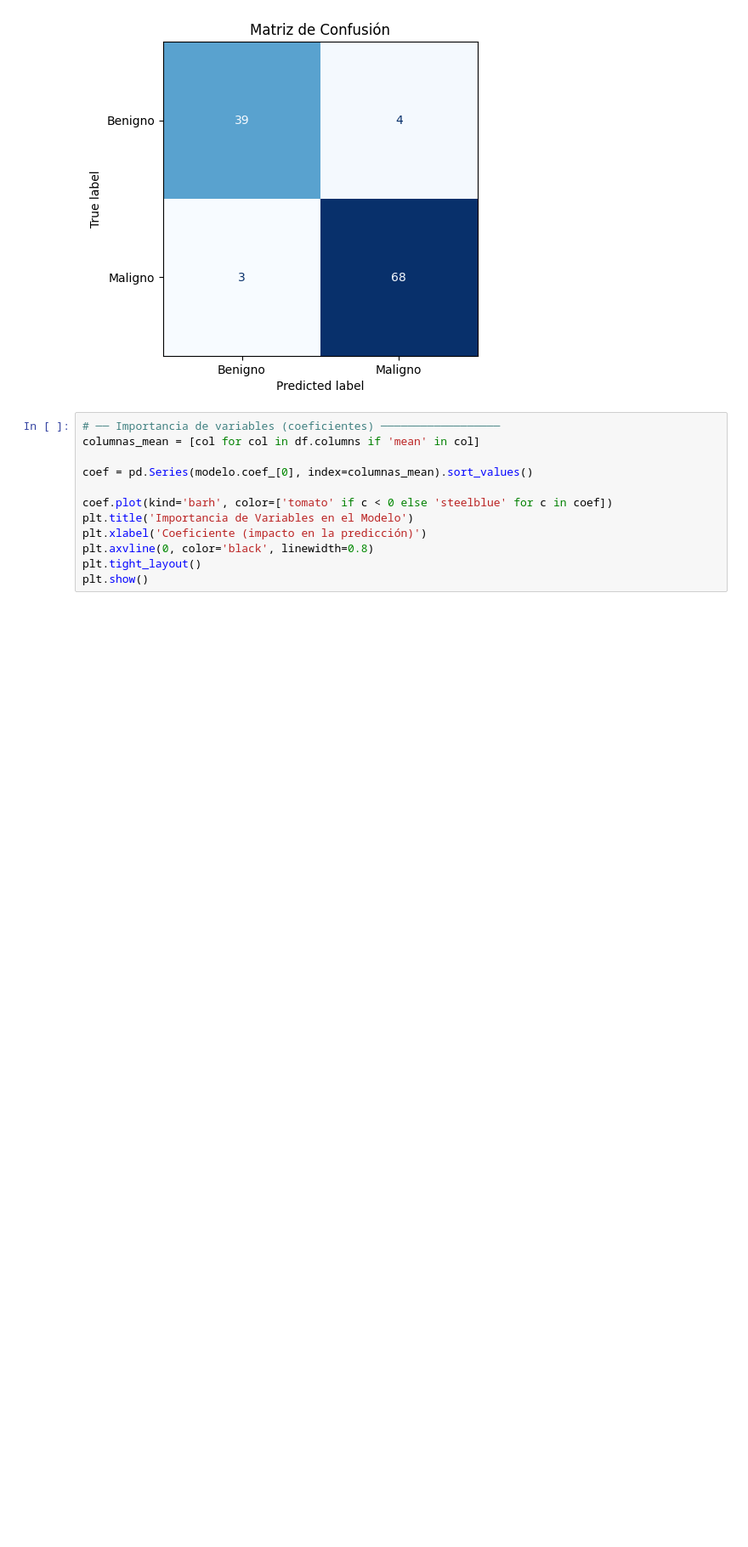
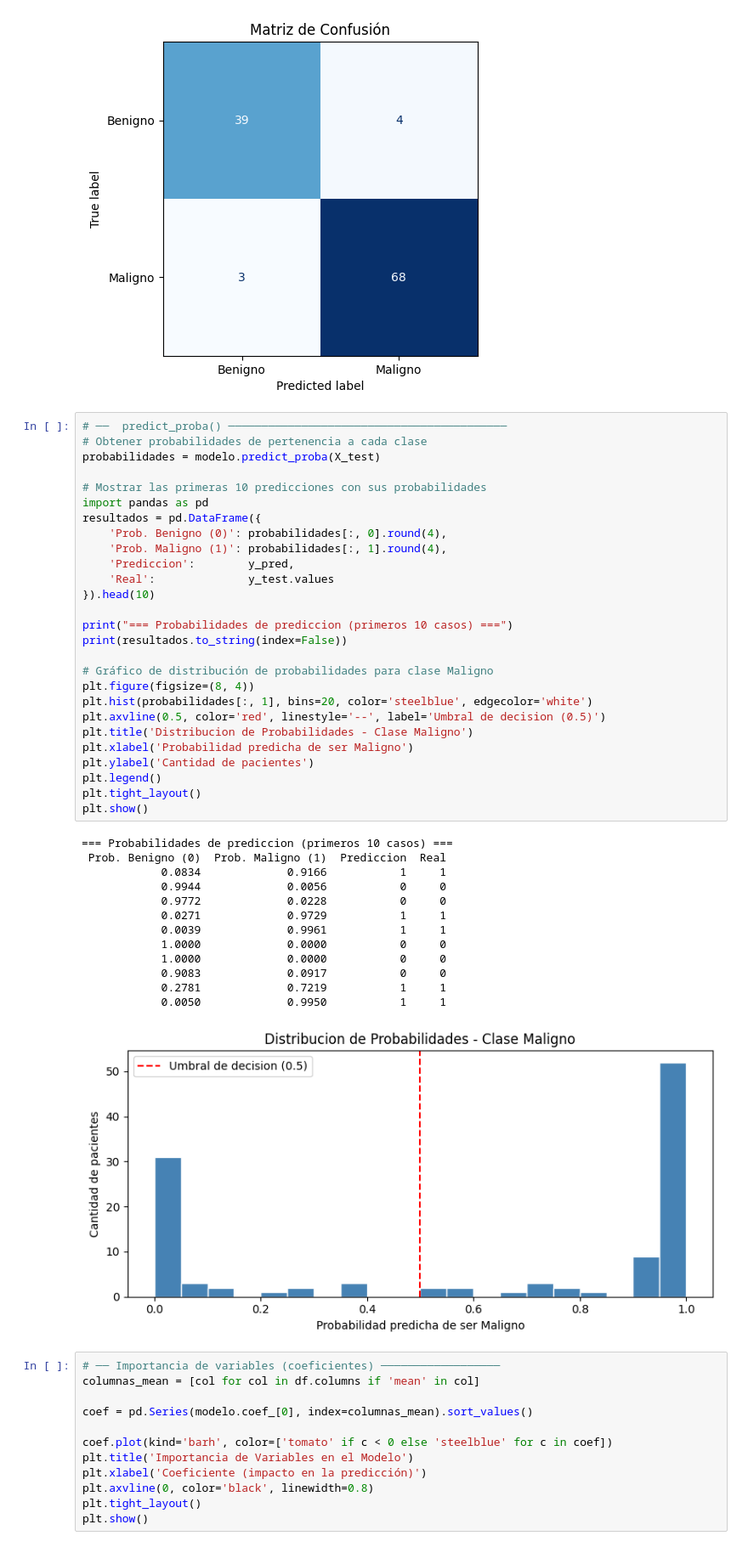
Before and after one commit to AntonyMorenoCod/regresion-logistica-cancer, a Jupyter notebook: InformeRegresiónLogísticaAMorenos.ipynb, the cells around one changed output. Shown at 85% size. Drawn from its saved outputs; the diff is of its cells as text; blank space fills up the shorter version.

```diff
--- a/InformeRegresiónLogísticaAMorenos.ipynb
+++ b/InformeRegresiónLogísticaAMorenos.ipynb
@@ -116,6 +117,47 @@ Precision (Precisión):  0.9444
 Recall    (Sensibilidad):0.9577
 F1-Score:               0.9510
 [figure]
+# %%
+# ──  predict_proba() ──────────────────────────────────────────
+# Obtener probabilidades de pertenencia a cada clase
+probabilidades = modelo.predict_proba(X_test)
+
+# Mostrar las primeras 10 predicciones con sus probabilidades
+import pandas as pd
+resultados = pd.DataFrame({
+    'Prob. Benigno (0)': probabilidades[:, 0].round(4),
+    'Prob. Maligno (1)': probabilidades[:, 1].round(4),
+    'Prediccion':        y_pred,
+    'Real':              y_test.values
+}).head(10)
+
+print("=== Probabilidades de prediccion (primeros 10 casos) ===")
+print(resultados.to_string(index=False))
+
+# Gráfico de distribución de probabilidades para clase Maligno
+plt.figure(figsize=(8, 4))
+plt.hist(probabilidades[:, 1], bins=20, color='steelblue', edgecolor='white')
+plt.axvline(0.5, color='red', linestyle='--', label='Umbral de decision (0.5)')
+plt.title('Distribucion de Probabilidades - Clase Maligno')
+plt.xlabel('Probabilidad predicha de ser Maligno')
+plt.ylabel('Cantidad de pacientes')
+plt.legend()
+plt.tight_layout()
+plt.show()
+# %% [output]
+=== Probabilidades de prediccion (primeros 10 casos) ===
+ Prob. Benigno (0)  Prob. Maligno (1)  Prediccion  Real
+            0.0834             0.9166           1     1
+            0.9944             0.0056           0     0
+            0.9772             0.0228           0     0
+            0.0271             0.9729           1     1
+            0.0039             0.9961           1     1
+            1.0000             0.0000           0     0
+            1.0000             0.0000           0     0
+            0.9083             0.0917           0     0
+            0.2781             0.7219           1     1
+            0.0050             0.9950           1     1
+[figure, added]
 # %%
 # ── Importancia de variables (coeficientes) ──────────────────
 columnas_mean = [col for col in df.columns if 'mean' in col]
```
Also changed, not shown: parts of 2 cells of this notebook.
